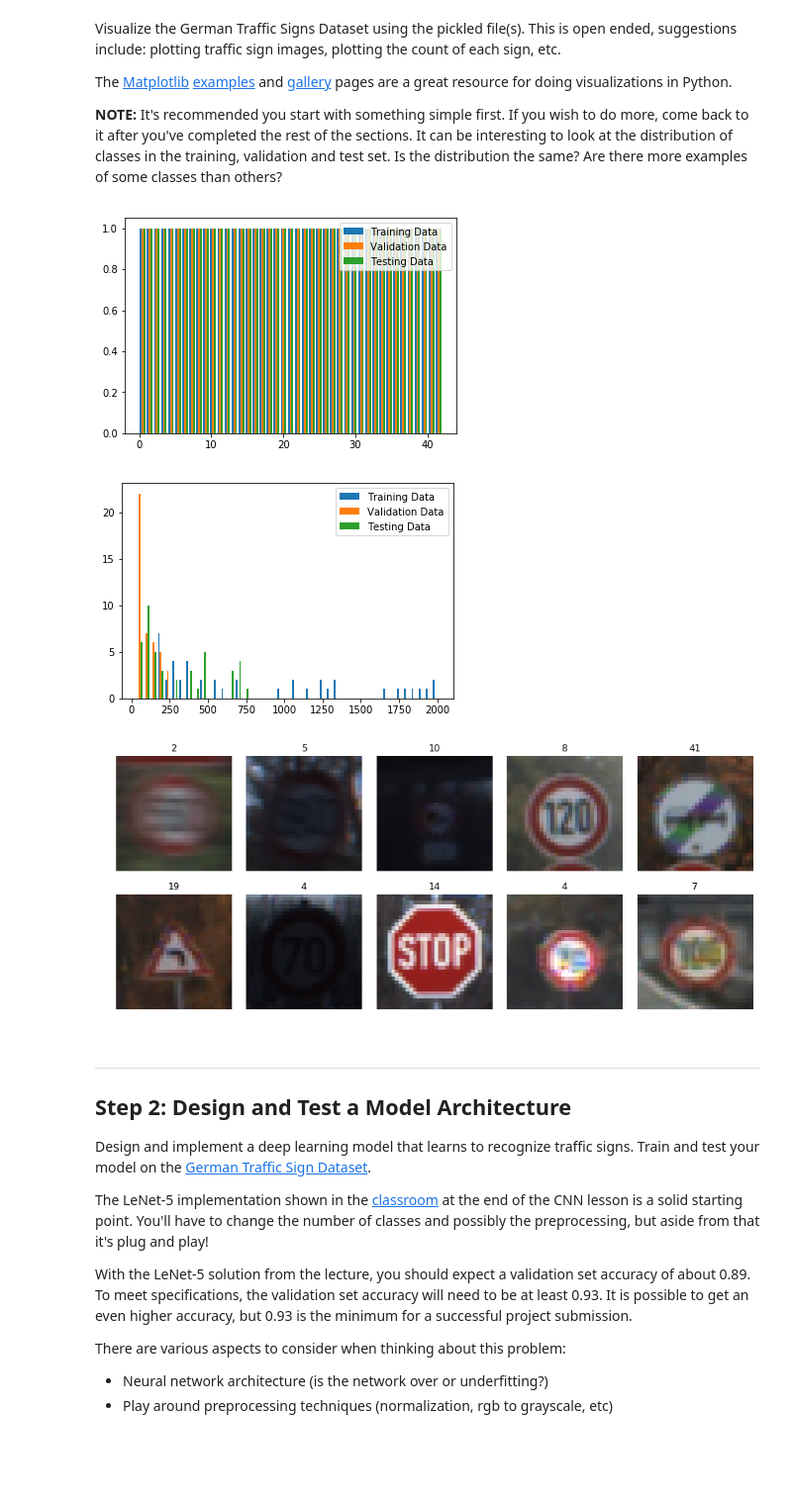
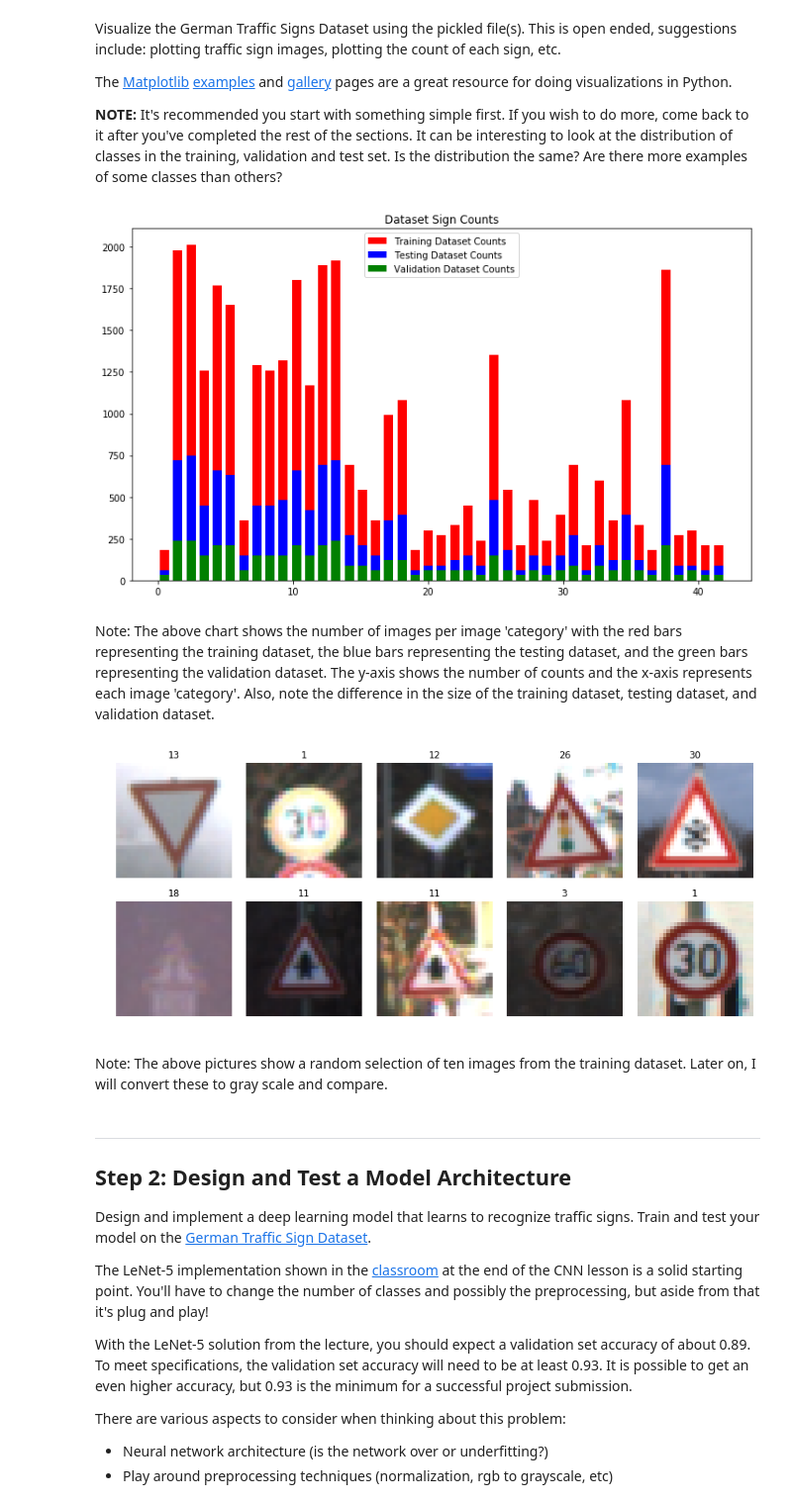
Before and after one commit to cmhobbs96/Traffic_Sign_Classifier, a Jupyter notebook: Traffic_Sign_Classifier.ipynb, the cells around one changed output. Shown at 99% size. Drawn from its saved outputs; the diff is of its cells as text; code cells hidden in the pictures; blank space fills up the shorter version.

Commit message:
First testing run.

```diff
--- a/Traffic_Sign_Classifier.ipynb
+++ b/Traffic_Sign_Classifier.ipynb
@@ -103,40 +109,43 @@ Visualize the German Traffic Signs Dataset using the pickled file(s). This is op
 The [Matplotlib](http://matplotlib.org/) [examples](http://matplotlib.org/examples/index.html) and [gallery](http://matplotlib.org/gallery.html) pages are a great resource for doing visualizations in Python.
 
 **NOTE:** It's recommended you start with something simple first. If you wish to do more, come back to it after you've completed the rest of the sections. It can be interesting to look at the distribution of classes in the training, validation and test set. Is the distribution the same? Are there more examples of some classes than others?
-# %%
-### Data exploration visualization code goes here.
-### Feel free to use as many code cells as needed.
-
-# Importing function
-import matplotlib.pyplot as plt
-import random
-# Visualizations will be shown in the notebook.
-%matplotlib inline
-
-unique_train, counts_train = np.unique(y_train, return_counts=True)
-unique_valid, counts_valid = np.unique(y_valid, return_counts=True)
-unique_test, counts_test = np.unique(y_test, return_counts=True)
-
-x = [unique_train, unique_valid, unique_test]
-y = [counts_train, counts_valid, counts_test]
-
-bins = n_classes
-
-plt.hist(x, bins, label = ['Training Data', 'Validation Data', 'Testing Data'])
-plt.legend(loc = 'upper right')
-plt.show()
-
-plt.hist(y, bins, label = ['Training Data', 'Validation Data', 'Testing Data'])
-plt.legend(loc = 'upper right')
-plt.show()
-# %% [output]
-[figure, removed]
-[figure, removed]
+# %%
+### Data exploration visualization code goes here.
+### Feel free to use as many code cells as needed.
+
+# Importing function
+import matplotlib.pyplot as plt
+import random
+# Visualizations will be shown in the notebook.
+%matplotlib inline
+
+bins = n_classes
+colors = ['red', 'blue', 'green']
+plt.rcParams['figure.figsize'] = [12, 7]
+
+# histogram of label frequency (once again, before data augmentation)
+hist_train, bins = np.histogram(y_train, bins)
+hist_valid, bins = np.histogram(y_valid, bins)
+hist_test, bins = np.histogram(y_test, bins)
+
+width = 0.7 * (bins[1] - bins[0])
+center = (bins[:-1] + bins[1:]) / 2
+plt.bar(center, hist_train, color=colors[0], width=width, label='Training Dataset Counts')
+plt.bar(center, hist_test, color=colors[1], width=width, label='Testing Dataset Counts')
+plt.bar(center, hist_valid, color=colors[2], width=width, label='Validation Dataset Counts')
+plt.legend()
+plt.title("Dataset Sign Counts")
+plt.show()
+# %% [output]
+[figure, added]
+# %% [markdown]
+Note: The above chart shows the number of images per image 'category' with the red bars representing the training dataset, the blue bars representing the testing dataset, and the green bars representing the validation dataset. The y-axis shows the number of counts and the x-axis represents each image 'category'. Also, note the difference in the size of the training dataset, testing dataset, and validation dataset.
 # %%
 # show image of 10 random data points
 fig, axs = plt.subplots(2,5, figsize=(15, 6))
 fig.subplots_adjust(hspace = .2, wspace=.001)
 axs = axs.ravel()
+
 for i in range(10):
     index = random.randint(0, len(X_train))
     image = X_train[index]
@@ -144,7 +153,9 @@ for i in range(10):
     axs[i].imshow(image)
     axs[i].set_title(y_train[index])
 # %% [output]
-[figure, old version]
+[figure, new version]
+# %% [markdown]
+Note: The above pictures show a random selection of ten images from the training dataset. Later on, I will convert these to gray scale and compare.
 # %% [markdown]
 ----
 
```
Also changed, not shown: parts of 15 cells of this notebook.
